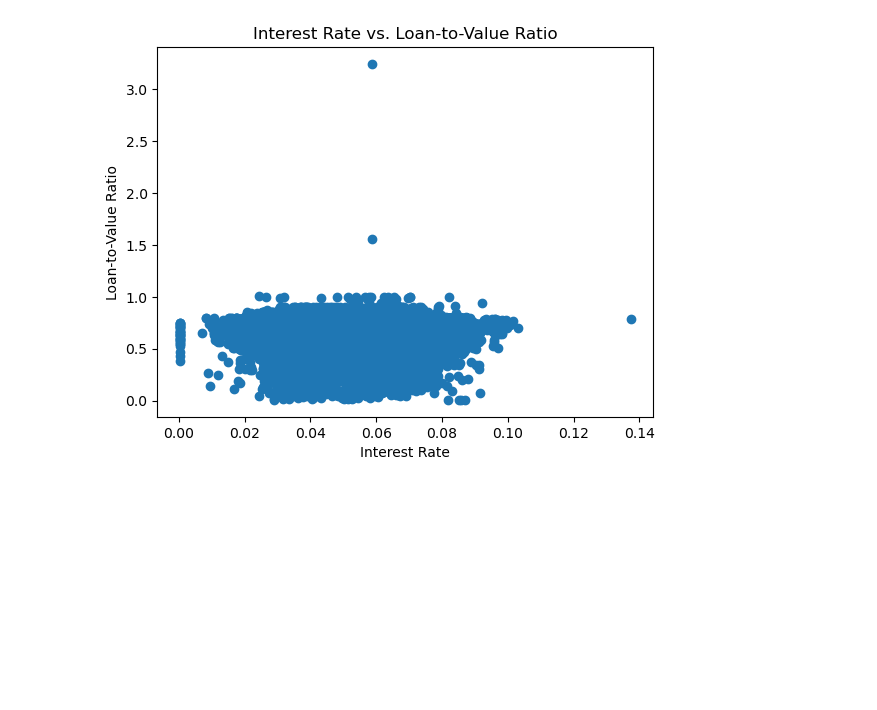
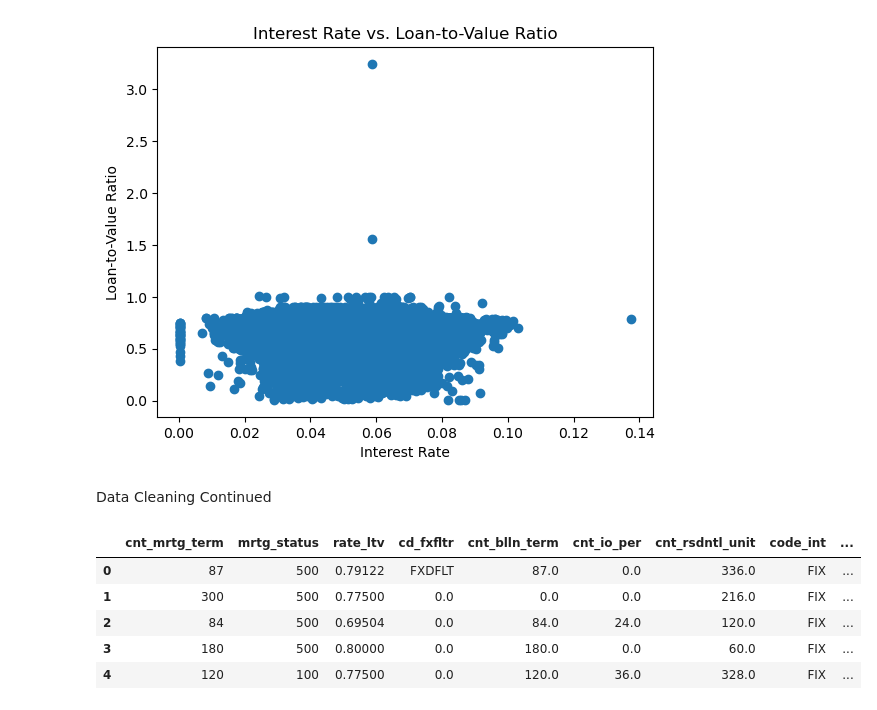
Before and after one commit to ccressman/FHLMC-MF-Loan-Performance, a Jupyter notebook: loan_data_risk.ipynb, the cells around one changed output. Saved outputs shown, nothing was run; the diff lists cells and outputs as text; code cells hidden in the pictures; blank space fills up the shorter version.

```diff
--- a/loan_data_risk.ipynb
+++ b/loan_data_risk.ipynb
@@ -301,3 +312,16 @@ plt.show()
 # %% [output]
 [figure]
 [figure]
+# %% [markdown]
+Data Cleaning Continued
+# %%
+#create dataframe that only includes target variables and features that will be evaluated
+df_2 = pd.DataFrame(loan_data_df_filled, columns=['cnt_mrtg_term','mrtg_status','rate_ltv','cd_fxfltr','cnt_blln_term','cnt_io_per','cnt_rsdntl_unit','code_int','rate_dcr','rate_int'])
+df_2.head(5)
+# %% [output]
+|  | cnt_mrtg_term | mrtg_status | rate_ltv | cd_fxfltr | cnt_blln_term | cnt_io_per | cnt_rsdntl_unit | code_int | ... |
+| 0 | 87 | 500 | 0.79122 | FXDFLT | 87.0 | 0.0 | 336.0 | FIX | ... |
+| 1 | 300 | 500 | 0.77500 | 0.0 | 0.0 | 0.0 | 216.0 | FIX | ... |
+| 2 | 84 | 500 | 0.69504 | 0.0 | 84.0 | 24.0 | 120.0 | FIX | ... |
+| 3 | 180 | 500 | 0.80000 | 0.0 | 180.0 | 0.0 | 60.0 | FIX | ... |
+| 4 | 120 | 100 | 0.77500 | 0.0 | 120.0 | 36.0 | 328.0 | FIX | ... |
```
Also changed, not shown: parts of 20 cells of this notebook, 3 other files.
